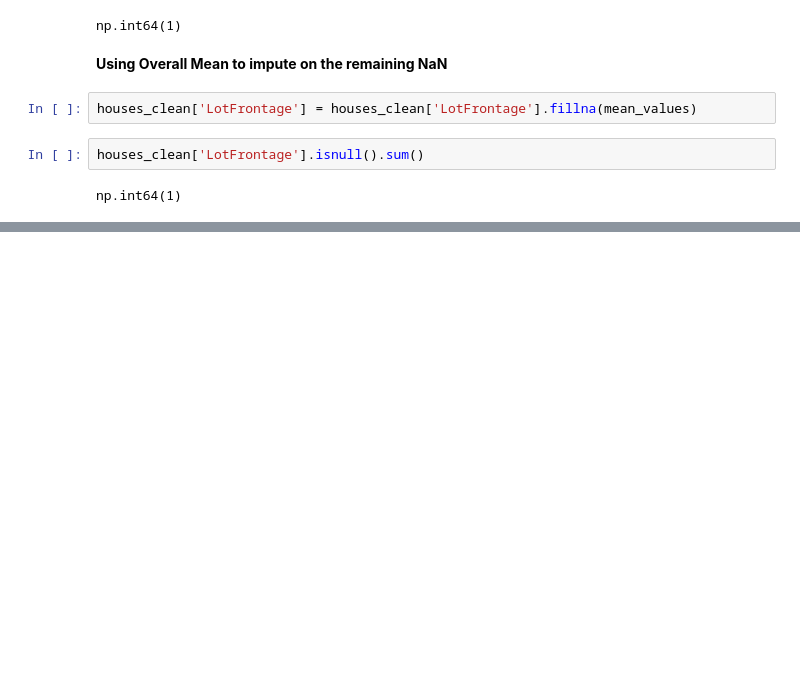
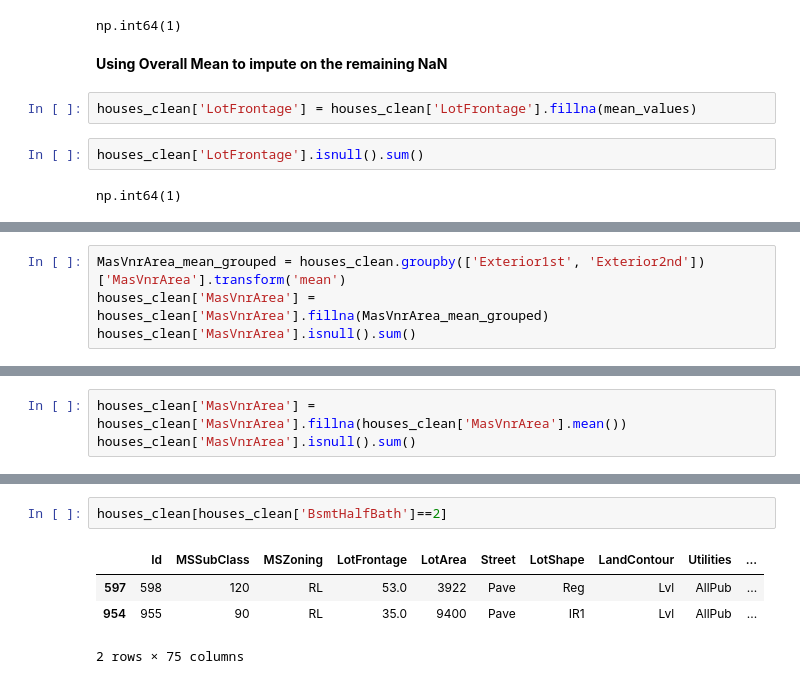
Before and after one commit to Mafube/House_Sale, a Jupyter notebook: Data_Wranggling.ipynb, the cells around one changed output, grey strips where cells are left out. Cells and saved outputs as stored; diff of their text form; blank space fills up the shorter version.

Commit message:
new cleaned data added

```diff
--- a/Data_Wranggling.ipynb
+++ b/Data_Wranggling.ipynb
@@ -143,0 +155,4 @@ np.int64(1)
+# %%
+MasVnrArea_mean_grouped = houses_clean.groupby(['Exterior1st', 'Exterior2nd'])['MasVnrArea'].transform('mean')
+houses_clean['MasVnrArea'] = houses_clean['MasVnrArea'].fillna(MasVnrArea_mean_grouped)
+houses_clean['MasVnrArea'].isnull().sum()
@@ -143,0 +161,3 @@ np.int64(1)
+# %%
+houses_clean['MasVnrArea'] = houses_clean['MasVnrArea'].fillna(houses_clean['MasVnrArea'].mean())
+houses_clean['MasVnrArea'].isnull().sum()
@@ -143,0 +194,7 @@ np.int64(1)
+# %%
+houses_clean[houses_clean['BsmtHalfBath']==2]
+# %% [output]
+|  | Id | MSSubClass | MSZoning | LotFrontage | LotArea | Street | LotShape | LandContour | Utilities | ... |
+| 597 | 598 | 120 | RL | 53.0 | 3922 | Pave | Reg | Lvl | AllPub | ... |
+| 954 | 955 | 90 | RL | 35.0 | 9400 | Pave | IR1 | Lvl | AllPub | ... |
+2 rows × 75 columns
```
Also changed, not shown: parts of 56 cells of this notebook, 1 other file.
